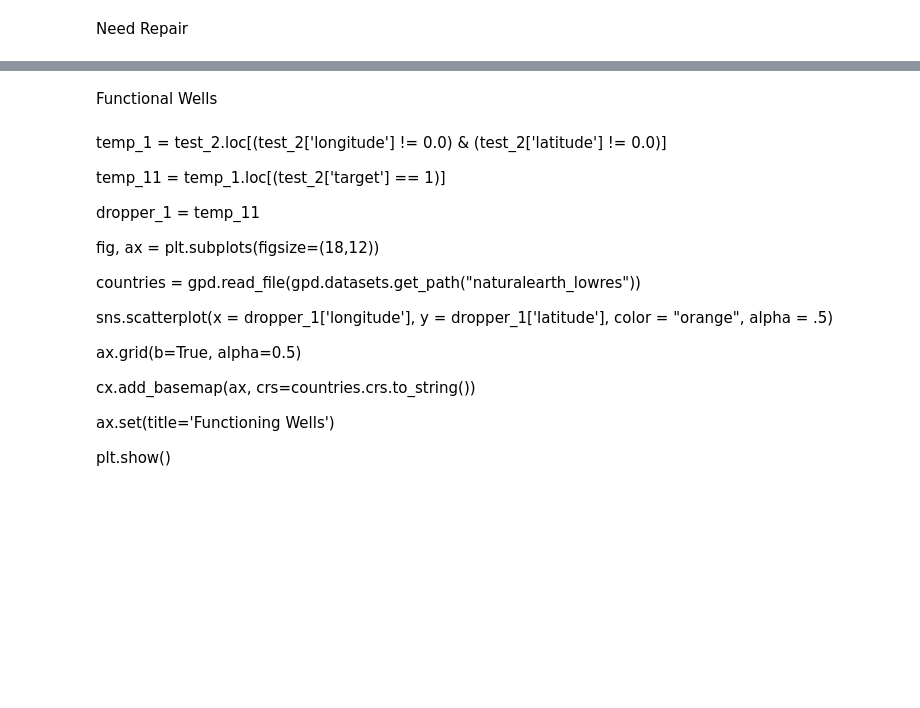
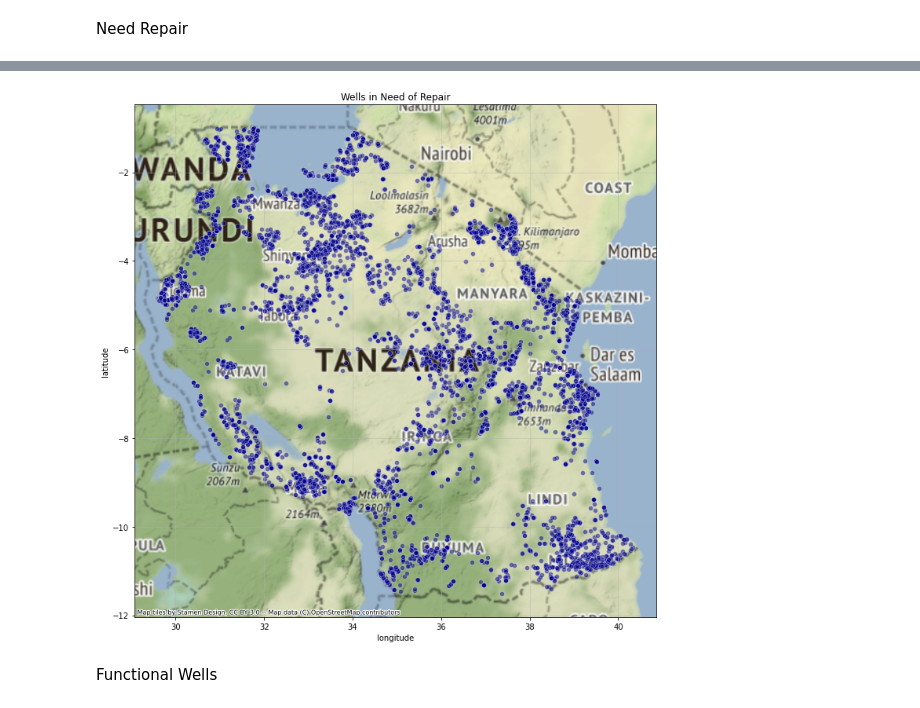
Before and after one commit to njw27/Supervised-ML-For-Tanzanian-Water-Wells, a Jupyter notebook: Group_Notebook.ipynb, the cells around one changed output, grey strips where cells are left out. Cells and saved outputs as stored; diff of their text form; code cells hidden in the pictures; blank space fills up the shorter version.

```diff
--- a/Group_Notebook.ipynb
+++ b/Group_Notebook.ipynb
@@ -727,24 +740,26 @@ plt.show()
+# %%
+temp_0 = test_2.loc[(test_2['longitude'] != 0.0) & (test_2['latitude'] != 0.0)]
+
+
+temp_00 = temp_0.loc[(test_2['target'] == 0)]
+
+dropper = temp_00
+
+fig, ax = plt.subplots(figsize=(18,12))
+
+countries = gpd.read_file(gpd.datasets.get_path("naturalearth_lowres"))
+
+sns.scatterplot(x = dropper['longitude'], y = dropper['latitude'], color = "darkblue", alpha = .5)
+
+ax.grid(b=True, alpha=0.5)
+
+cx.add_basemap(ax, crs=countries.crs.to_string())
+ax.set(title='Wells in Need of Repair')
+
+
+plt.show()
+# fig.savefig("broken.png")
+# %% [output]
+[figure, added]
 # %% [markdown]
 Functional Wells
-# %% [markdown]
-temp_1 = test_2.loc[(test_2['longitude'] != 0.0) & (test_2['latitude'] != 0.0)]
-
-
-temp_11 = temp_1.loc[(test_2['target'] == 1)]
-
-dropper_1 = temp_11
-
-fig, ax = plt.subplots(figsize=(18,12))
-
-countries = gpd.read_file(gpd.datasets.get_path("naturalearth_lowres"))
-
-
-sns.scatterplot(x = dropper_1['longitude'], y = dropper_1['latitude'], color = "orange", alpha = .5)
-
-ax.grid(b=True, alpha=0.5)
-
-cx.add_basemap(ax, crs=countries.crs.to_string())
-
-ax.set(title='Functioning Wells')
-
-plt.show()
```
Also changed, not shown: parts of 30 cells of this notebook.
